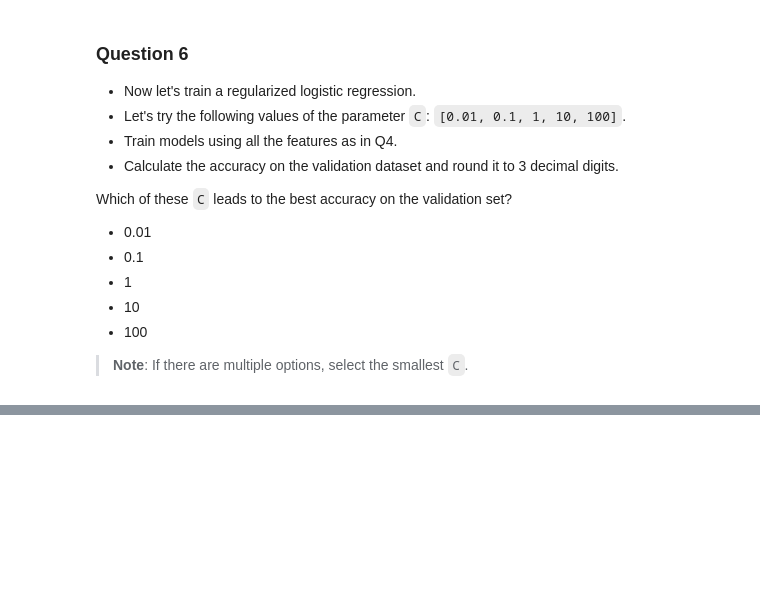
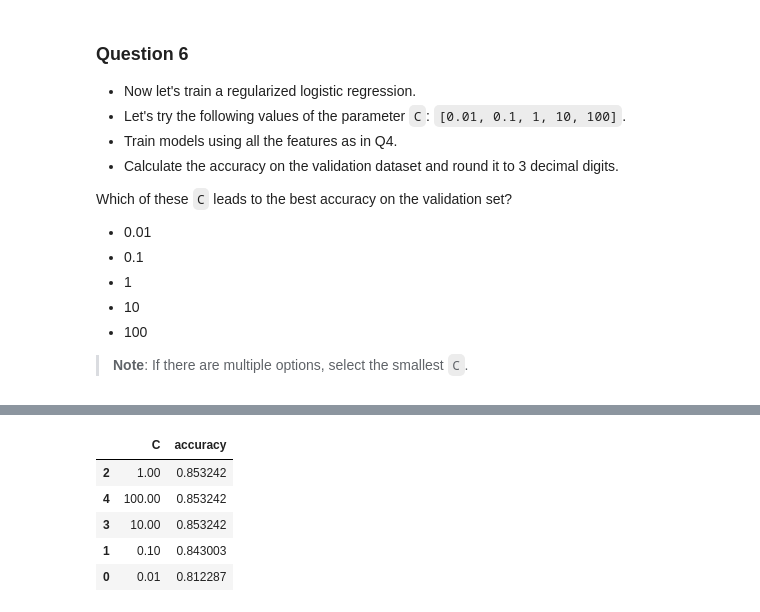
Before and after one commit to lautarocolli/machine-learning-zoomcamp-homework, a Jupyter notebook: 03-classification/homework.ipynb, the cells around one changed output, grey strips where cells are left out. Saved outputs shown, nothing was run; the diff lists cells and outputs as text; code cells hidden in the pictures; blank space fills up the shorter version.

```diff
--- a/03-classification/homework.ipynb
+++ b/03-classification/homework.ipynb
@@ -348,0 +375,9 @@ Which of these `C` leads to the best accuracy on the validation set?
+# %%
+evaluations.sort_values(by='accuracy', ascending=False)
+# %% [output]
+|  | C | accuracy |
+| 2 | 1.00 | 0.853242 |
+| 4 | 100.00 | 0.853242 |
+| 3 | 10.00 | 0.853242 |
+| 1 | 0.10 | 0.843003 |
+| 0 | 0.01 | 0.812287 |
```
Also changed, not shown: parts of 4 cells of this notebook, 2 other files.
